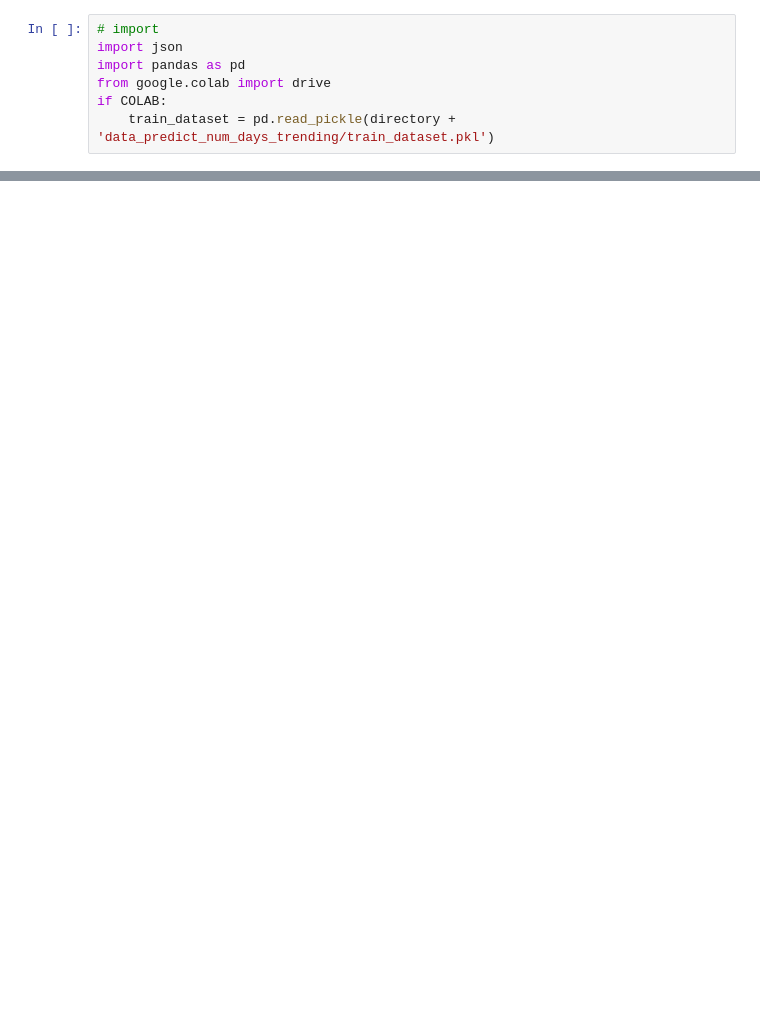
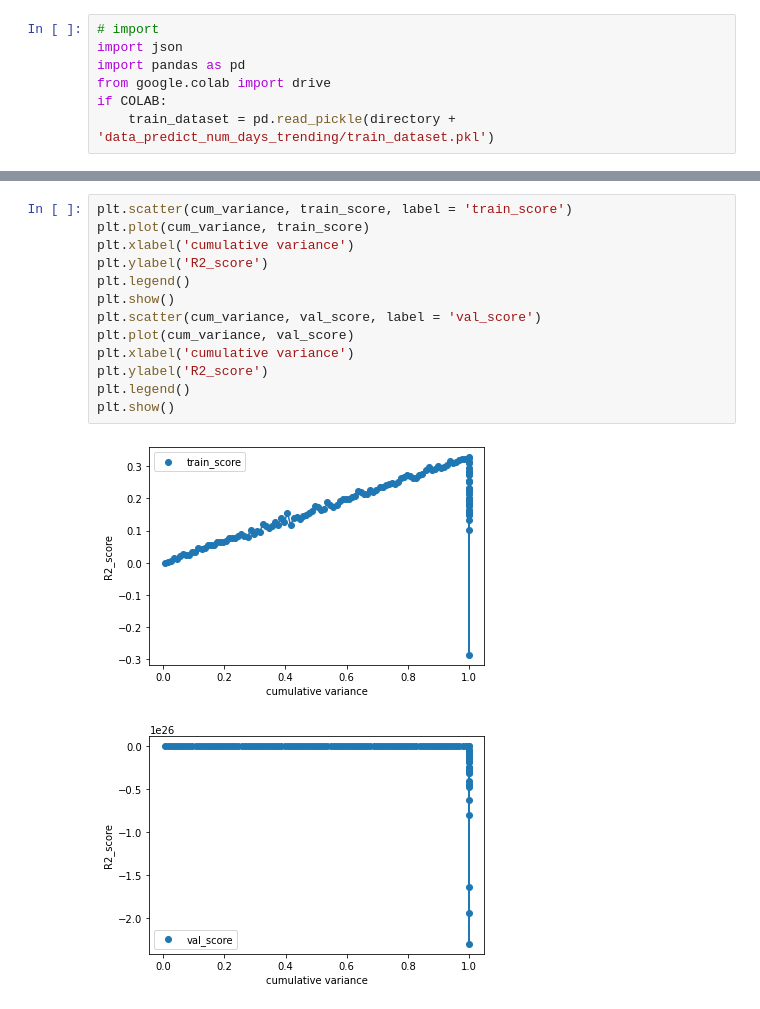
Before and after one commit to lavinama/modelling_social_data, a Jupyter notebook: predict_num_days_trending.ipynb, the cells around one changed output, grey strips where cells are left out. Drawn from its saved outputs; the diff is of its cells as text; blank space fills up the shorter version.

```diff
--- a/predict_num_days_trending.ipynb
+++ b/predict_num_days_trending.ipynb
@@ -563,0 +833,16 @@ average cum_variance:  0.010788099964027607
+# %%
+plt.scatter(cum_variance, train_score, label = 'train_score')
+plt.plot(cum_variance, train_score)
+plt.xlabel('cumulative variance')
+plt.ylabel('R2_score')
+plt.legend()
+plt.show()
+plt.scatter(cum_variance, val_score, label = 'val_score')
+plt.plot(cum_variance, val_score)
+plt.xlabel('cumulative variance')
+plt.ylabel('R2_score')
+plt.legend()
+plt.show()
+# %% [output]
+[figure, added]
+[figure, added]
```
Also changed, not shown: parts of 49 cells of this notebook, 5 other files.
